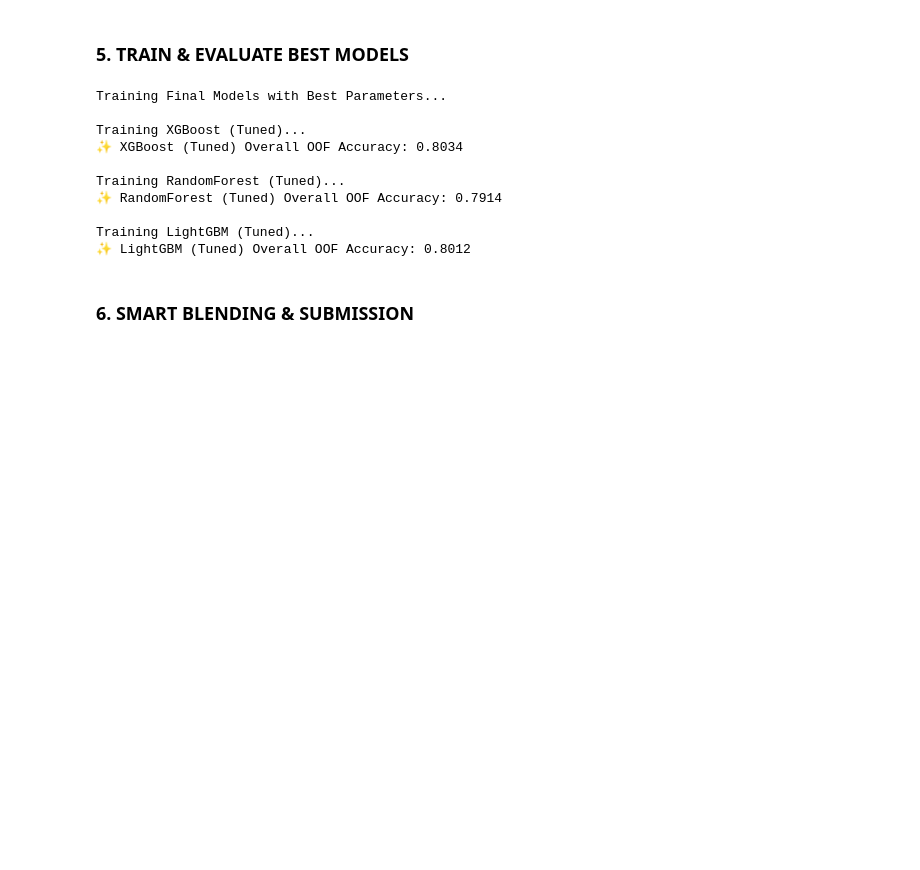
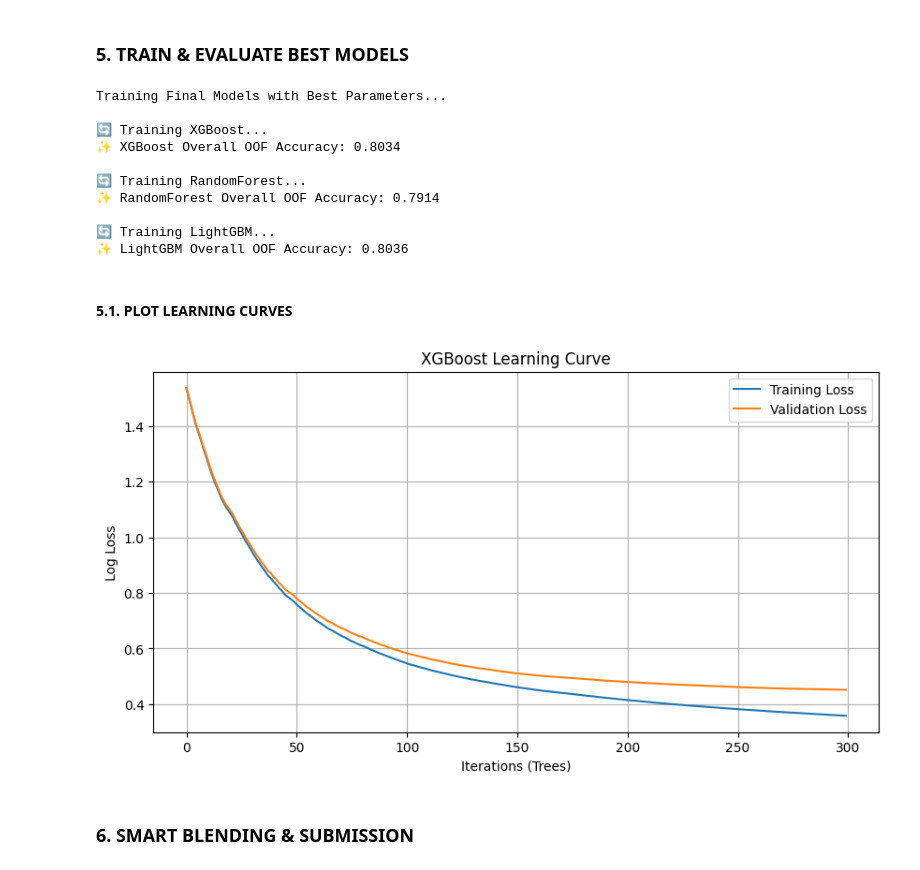
Before and after one commit to marco04asc/DAA, a Jupyter notebook: notebooks/ensemble_hybrid_v1.0.ipynb, the cells around one changed output. Cells and saved outputs as stored; diff of their text form; code cells hidden in the pictures; blank space fills up the shorter version.

```diff
--- a/notebooks/ensemble_hybrid_v1.0.ipynb
+++ b/notebooks/ensemble_hybrid_v1.0.ipynb
@@ -2,6 +2,7 @@
 ### 1. IMPORTS & CONFIG
 # %%
 # === 1. IMPORTS & CONFIG ===
+import os
 import pandas as pd
 import numpy as np
 import xgboost as xgb
@@ -9,11 +10,14 @@ import lightgbm as lgb
 from sklearn.ensemble import RandomForestClassifier
 from sklearn.model_selection import StratifiedKFold, RandomizedSearchCV
 from sklearn.metrics import accuracy_score, classification_report
+import matplotlib.pyplot as plt
 
 # Config
+N_CORES = max(1, os.cpu_count() - 0)
 SEED = 80085
 N_FOLDS = 5
 TARGET_ORDER = ['None_Existent', 'Low', 'Medium', 'High', 'Very_High']
 
+print(f"Cores = {N_CORES}")
 print("Libraries loaded. Config set.")
 # %% [output]
@@ -164,24 +200,57 @@ Fitting 5 folds for each of 10 candidates, totalling 50 fits
 print("\nTraining Final Models with Best Parameters...")
 
 # A. XGBoost
-oof_xgb, probs_xgb, acc_xgb = run_cv_model(best_xgb, X, y, X_test, "XGBoost (Tuned)")
+oof_xgb, probs_xgb, acc_xgb, hist_xgb = run_cv_model(best_xgb, X, y, X_test, "XGBoost")
 
-# B. Random Forest
-oof_rf, probs_rf, acc_rf = run_cv_model(best_rf, X, y, X_test, "RandomForest (Tuned)")
+# B. Random Forest (Returns empty history)
+oof_rf, probs_rf, acc_rf, _ = run_cv_model(best_rf, X, y, X_test, "RandomForest")
 
 # C. LightGBM
-oof_lgb, probs_lgb, acc_lgb = run_cv_model(best_lgb, X, y, X_test, "LightGBM (Tuned)")
+oof_lgb, probs_lgb, acc_lgb, hist_lgb = run_cv_model(best_lgb, X, y, X_test, "LightGBM")
 # %% [output]
 Training Final Models with Best Parameters...
 
-Training XGBoost (Tuned)...
-✨ XGBoost (Tuned) Overall OOF Accuracy: 0.8034
+🔄 Training XGBoost...
+✨ XGBoost Overall OOF Accuracy: 0.8034
 
-Training RandomForest (Tuned)...
-✨ RandomForest (Tuned) Overall OOF Accuracy: 0.7914
+🔄 Training RandomForest...
+✨ RandomForest Overall OOF Accuracy: 0.7914
 
-Training LightGBM (Tuned)...
-✨ LightGBM (Tuned) Overall OOF Accuracy: 0.8012
+🔄 Training LightGBM...
+✨ LightGBM Overall OOF Accuracy: 0.8036
+# %% [markdown]
+#### 5.1. PLOT LEARNING CURVES
+# %%
+# === PLOT LEARNING CURVES ===
+def plot_learning_curve(history, model_name, metric_name='mlogloss'):
+    plt.figure(figsize=(10, 5))
+
+    if model_name == "XGBoost":
+        # XGBoost history structure
+        train_err = history['validation_0'][metric_name]
+        val_err = history['validation_1'][metric_name]
+
+    elif model_name == "LightGBM":
+        # LightGBM history structure (usually 'training' and 'valid_1')
+        # Keys depend on internal naming, let's try standard ones
+        keys = list(history.keys()) # ['training', 'valid_1'] usually
+        train_err = history[keys[0]]['multi_logloss']
+        val_err = history[keys[1]]['multi_logloss']
+
+    epochs = range(len(train_err))
+    plt.plot(epochs, train_err, label='Training Loss')
+    plt.plot(epochs, val_err, label='Validation Loss')
+    plt.title(f'{model_name} Learning Curve')
+    plt.xlabel('Iterations (Trees)')
+    plt.ylabel('Log Loss')
+    plt.legend()
+    plt.grid(True)
+    plt.show()
+
+if hist_xgb: plot_learning_curve(hist_xgb, "XGBoost")
+if hist_lgb: plot_learning_curve(hist_lgb, "LightGBM")
+# %% [output]
+[figure, added]
 # %% [markdown]
 ### 6. SMART BLENDING & SUBMISSION
 # %%
```
Also changed, not shown: parts of 5 cells of this notebook, 3 other files.
